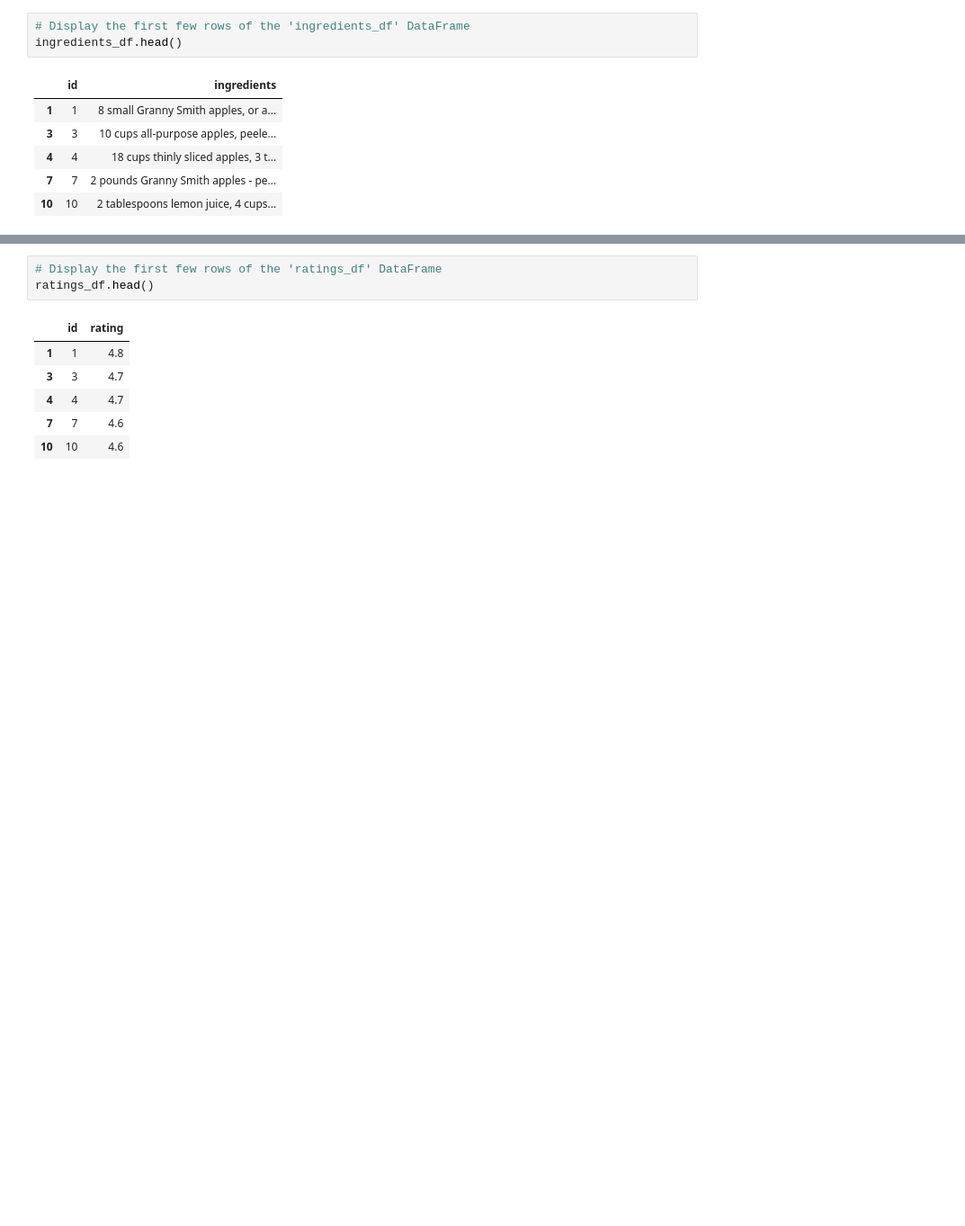
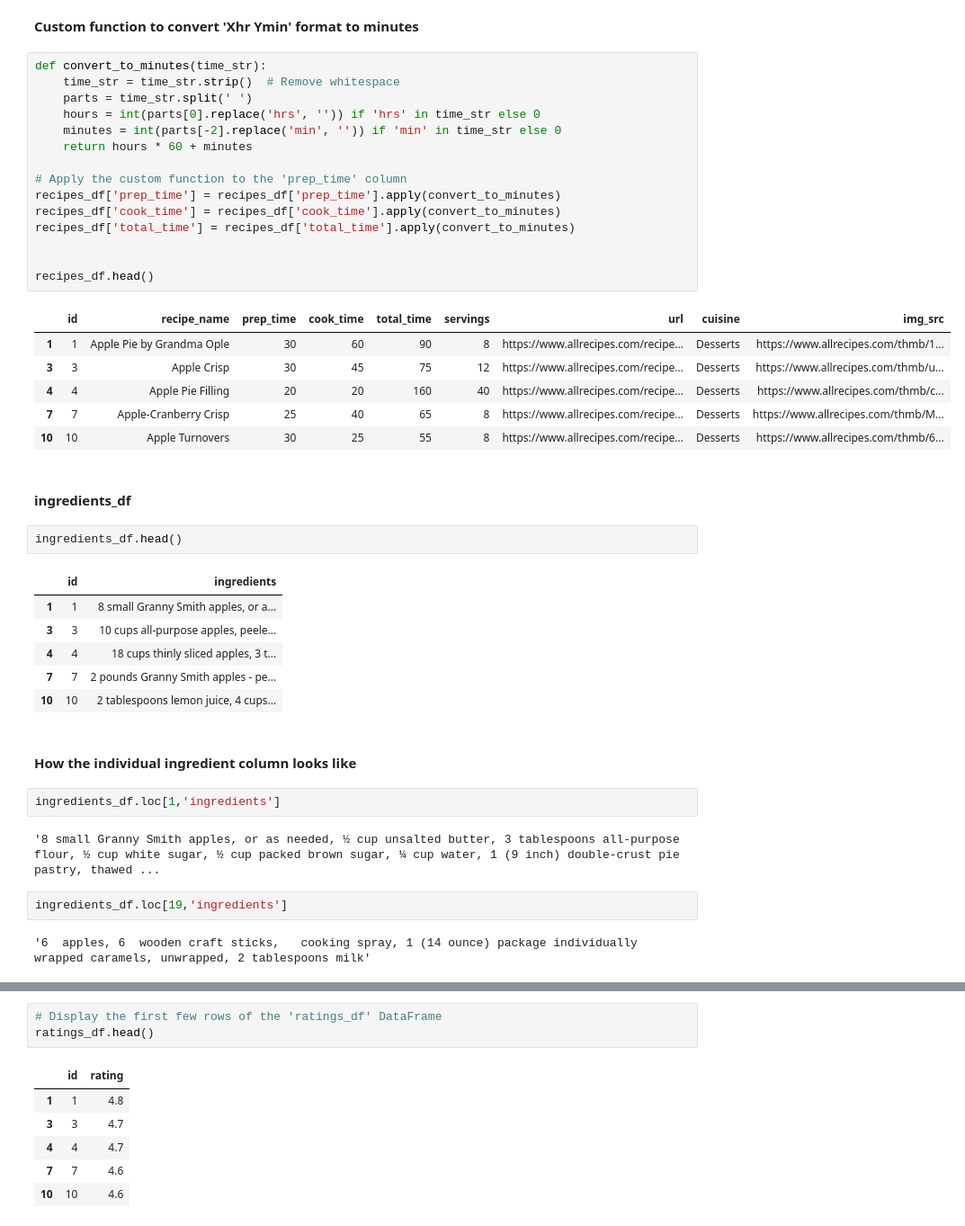
Before and after one commit to emiwuwu/DessertPalette, a Jupyter notebook: DessertPalette_Recipes.ipynb, the cells around one changed output, grey strips where cells are left out. Shown at 90% size. Drawn from its saved outputs; the diff is of its cells as text; blank space fills up the shorter version.

```diff
--- a/DessertPalette_Recipes.ipynb
+++ b/DessertPalette_Recipes.ipynb
@@ -133,5 +179,30 @@ recipes_df.head()
+# %% [markdown]
+**Custom function to convert 'Xhr Ymin' format to minutes**
+# %%
+def convert_to_minutes(time_str):
+    time_str = time_str.strip()  # Remove whitespace
+    parts = time_str.split(' ')
+    hours = int(parts[0].replace('hrs', '')) if 'hrs' in time_str else 0
+    minutes = int(parts[-2].replace('min', '')) if 'min' in time_str else 0
+    return hours * 60 + minutes
+
+# Apply the custom function to the 'prep_time' column
+recipes_df['prep_time'] = recipes_df['prep_time'].apply(convert_to_minutes)
+recipes_df['cook_time'] = recipes_df['cook_time'].apply(convert_to_minutes)
+recipes_df['total_time'] = recipes_df['total_time'].apply(convert_to_minutes)
+
+
+recipes_df.head()
+# %% [output]
+|  | id | recipe_name | prep_time | cook_time | total_time | servings | url | cuisine | img_src |
+| 1 | 1 | Apple Pie by Grandma Ople | 30 | 60 | 90 | 8 | https://www.allrecipes.com/recipe... | Desserts | https://www.allrecipes.com/thmb/1... |
+| 3 | 3 | Apple Crisp | 30 | 45 | 75 | 12 | https://www.allrecipes.com/recipe... | Desserts | https://www.allrecipes.com/thmb/u... |
+| 4 | 4 | Apple Pie Filling | 20 | 20 | 160 | 40 | https://www.allrecipes.com/recipe... | Desserts | https://www.allrecipes.com/thmb/c... |
+| 7 | 7 | Apple-Cranberry Crisp | 25 | 40 | 65 | 8 | https://www.allrecipes.com/recipe... | Desserts | https://www.allrecipes.com/thmb/M... |
+| 10 | 10 | Apple Turnovers | 30 | 25 | 55 | 8 | https://www.allrecipes.com/recipe... | Desserts | https://www.allrecipes.com/thmb/6... |
+# %% [markdown]
+#### ingredients_df
 # %%
-# Display the first few rows of the 'ingredients_df' DataFrame
 ingredients_df.head()
 # %% [output]
 |  | id | ingredients |
@@ -140,3 +211,13 @@ ingredients_df.head()
 | 4 | 4 | 18 cups thinly sliced apples, 3 t... |
 | 7 | 7 | 2 pounds Granny Smith apples - pe... |
 | 10 | 10 | 2 tablespoons lemon juice, 4 cups... |
+# %% [markdown]
+#### How the individual ingredient column looks like
+# %%
+ingredients_df.loc[1,'ingredients']
+# %% [output]
+'8 small Granny Smith apples, or as needed, ½ cup unsalted butter, 3 tablespoons all-purpose flour, ½ cup white sugar, ½ cup packed brown sugar, ¼ cup water, 1 (9 inch) double-crust pie pastry, thawed ...
+# %%
+ingredients_df.loc[19,'ingredients']
+# %% [output]
+'6  apples, 6  wooden craft sticks,   cooking spray, 1 (14 ounce) package individually wrapped caramels, unwrapped, 2 tablespoons milk'
```
Also changed, not shown: parts of 47 cells of this notebook, 5 other files.
